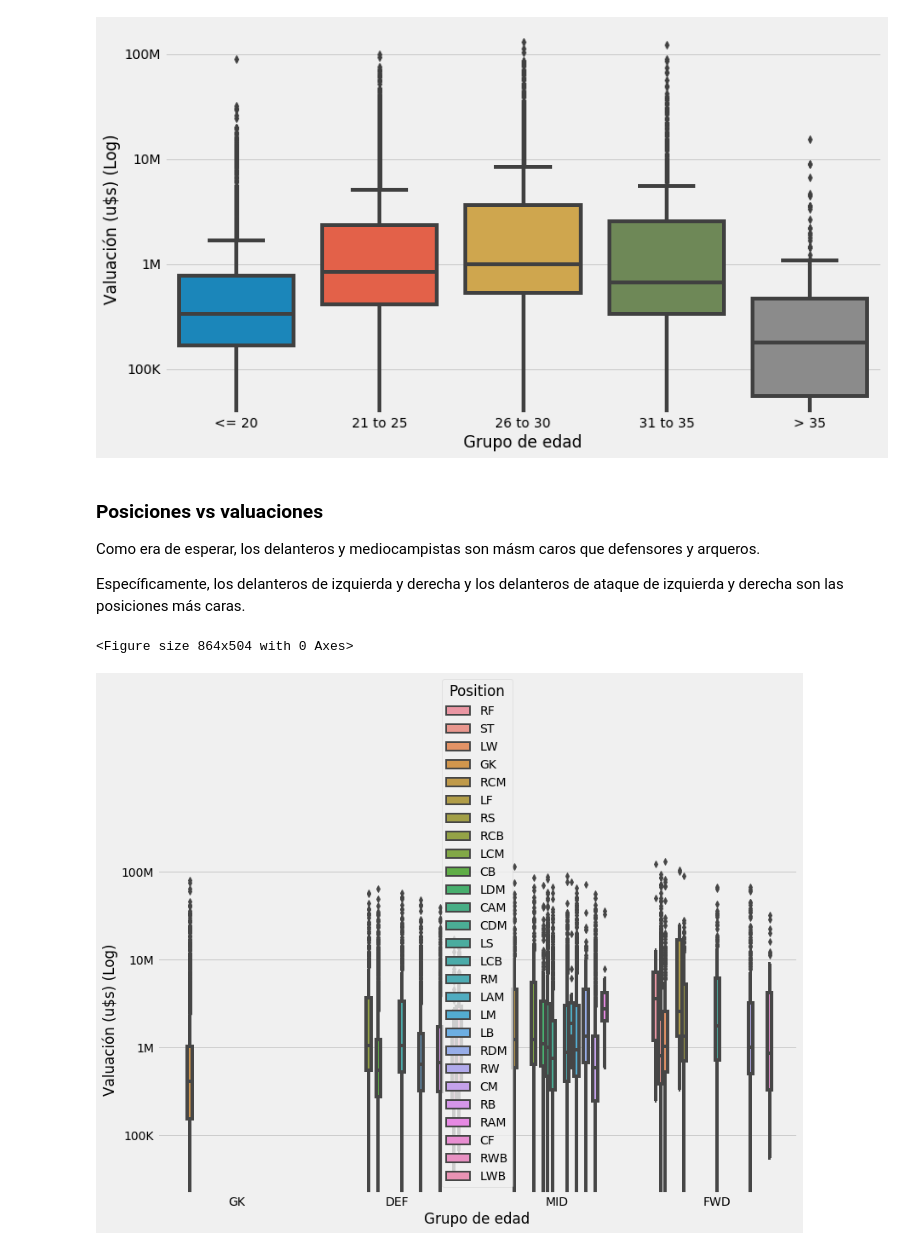
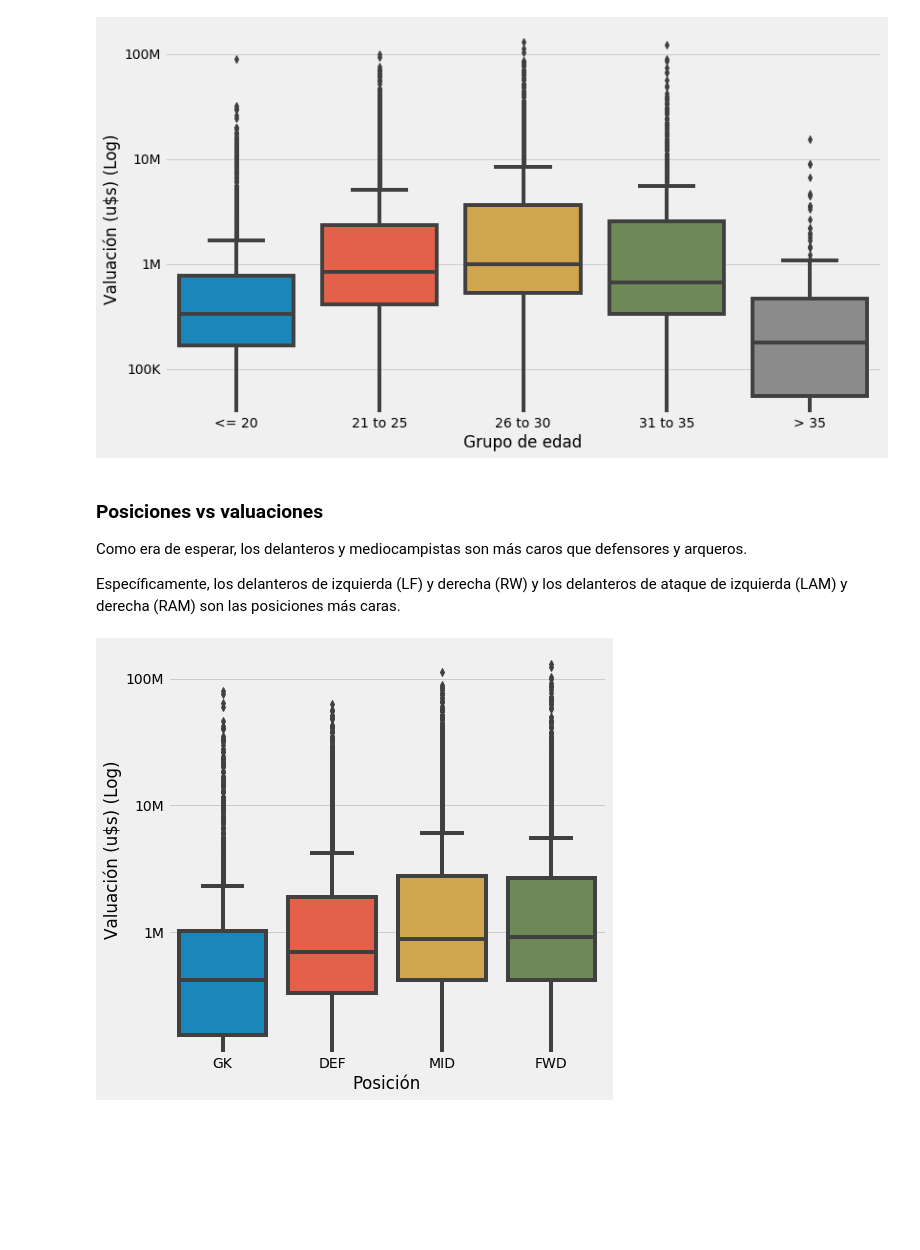
Before and after one commit to raulcarlomagno/dmuba-especializacion-futbol, a Jupyter notebook: main.ipynb, the cells around one changed output. Cells and saved outputs as stored; diff of their text form; code cells hidden in the pictures; blank space fills up the shorter version.

```diff
--- a/main.ipynb
+++ b/main.ipynb
@@ -379,24 +378,23 @@ ax.yaxis.set_major_formatter(ticker.FuncFormatter(reformat_large_tick_values));
 [figure]
 # %% [markdown]
 ### Posiciones vs valuaciones
-Como era de esperar, los delanteros y mediocampistas son másm caros que defensores y arqueros.
+Como era de esperar, los delanteros y mediocampistas son más caros que defensores y arqueros.
 
-Específicamente, los delanteros de izquierda y derecha y los delanteros de ataque de izquierda y derecha son las posiciones más caras.
+Específicamente, los delanteros de izquierda (LF) y derecha (RW) y los delanteros de ataque de izquierda (LAM) y derecha (RAM) son las posiciones más caras.
 # %%
-plt.figure(figsize=(12, 7))
-f, ax = plt.subplots(figsize=(12, 7))
+#plt.figure(figsize=(12, 7))
+f, ax = plt.subplots(figsize=(7, 7))
 #ax.set_title('Mean Loans given by Kiva, by Country and Gender')
 ax.set_yscale("log")
 
 sns.boxplot(x="Position Group", y="Value", data=df, order=["GK", "DEF", "MID", "FWD"])
 
-ax.set_xlabel('Grupo de edad')
+ax.set_xlabel('Posición')
 ax.set_ylabel('Valuación (u$s) (Log)')
 
 #fmt = '${x:,.0f}'
 #tick = ticker.StrMethodFormatter(fmt)
 #ax.yaxis.set_major_formatter(reformat_large_tick_values)
 ax.yaxis.set_major_formatter(ticker.FuncFormatter(reformat_large_tick_values));
 # %% [output]
-<Figure size 864x504 with 0 Axes>
-[figure, old version]
+[figure, new version]
```
Also changed, not shown: parts of 7 cells of this notebook.
